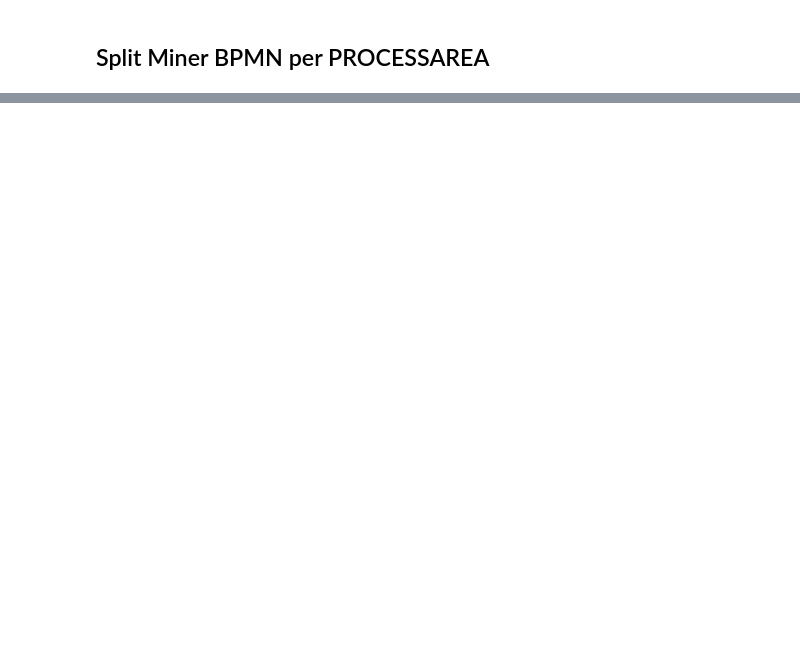
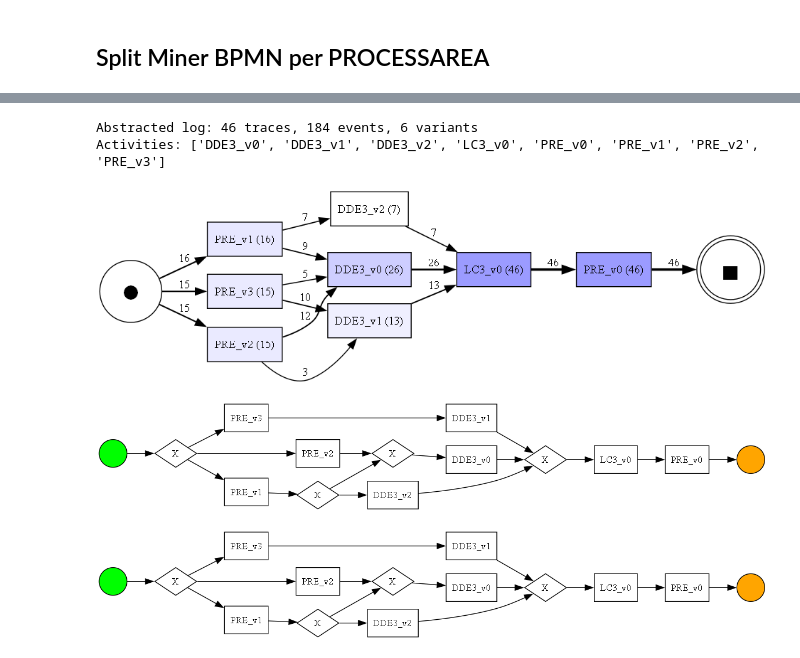
Before and after one commit to AyaSafan/process-mining-lab, a Jupyter notebook: notebooks/10_processflow_split_by_group.ipynb, the cells around one changed output, grey strips where cells are left out. Cells and saved outputs as stored; diff of their text form; code cells hidden in the pictures; blank space fills up the shorter version.

```diff
--- a/notebooks/10_processflow_split_by_group.ipynb
+++ b/notebooks/10_processflow_split_by_group.ipynb
@@ -41,6 +48,8 @@ pm4py.view_bpmn(bpmn_full)
 For each OPERATION, find the dominant PROCESSAREA. If it accounts for
 more than `THRESHOLD` of occurrences, rewrite minority values to match.
 # %%
+log_raw = log.copy()
+
 THRESHOLD = 0.9
 
 changed = 0
@@ -180,0 +265,47 @@ for group_name in sorted(split_df["PROCESSAREA"].unique()):
+# %%
+from pm4py.objects.conversion.log import converter as log_converter
+
+# Assign abstract activity to each segment
+def label_segment(row):
+    seq = tuple()
+    return variant_map.get((row["PROCESSAREA"], seq), row["PROCESSAREA"])
+
+# Build segment-level labels: group by (orig_case, seg_idx), get operation sequence
+seg_labels = []
+for (case_id, seg_idx), grp in split_df.groupby(["_orig_case", "_seg_idx"]):
+    grp = grp.sort_values("ROUTEOPERORDER")
+    seq = tuple(grp["concept:name"])
+    area = grp["PROCESSAREA"].iloc[0]
+    label = variant_map.get((area, seq), f"{area}_unknown")
+    seg_labels.append({
+        "case:concept:name": case_id,
+        "concept:name": label,
+        "time:timestamp": grp["time:timestamp"].iloc[0],
+        "PROCESSAREA": area,
+    })
+
+abstract_df = pd.DataFrame(seg_labels)
+abstract_log = pm4py.convert_to_event_log(abstract_df)
+
+n_cases = abstract_df["case:concept:name"].nunique()
+variants_abs = abstract_df.groupby("case:concept:name")["concept:name"].apply(tuple).value_counts()
+print(f"Abstracted log: {n_cases} traces, {len(abstract_df)} events, {len(variants_abs)} variants")
+print(f"Activities: {sorted(abstract_df['concept:name'].unique())}")
+
+# Mine dfg
+dfg, start, end = pm4py.discover_dfg(abstract_log)
+pm4py.view_dfg(dfg, start, end)
+
+# Mine with Split Miner (default params)
+bpmn_abs = split_miner.apply(abstract_log)
+pm4py.view_bpmn(bpmn_abs)
+
+# Mine with Split Miner (custom params)
+bpmn_custom = pm4py.discover_bpmn_split_miner(abstract_log, eta=0.2, epsilon=0)
+pm4py.view_bpmn(bpmn_custom)
+# %% [output]
+Abstracted log: 46 traces, 184 events, 6 variants
+Activities: ['DDE3_v0', 'DDE3_v1', 'DDE3_v2', 'LC3_v0', 'PRE_v0', 'PRE_v1', 'PRE_v2', 'PRE_v3']
+[figure, added]
+[figure, added]
+[figure, added]
```
Also changed, not shown: parts of 9 cells of this notebook.
